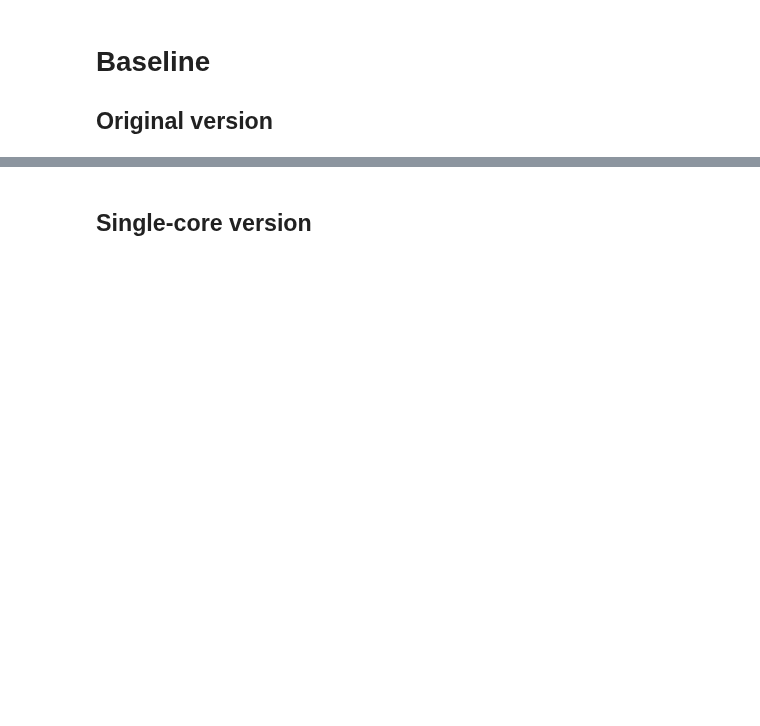
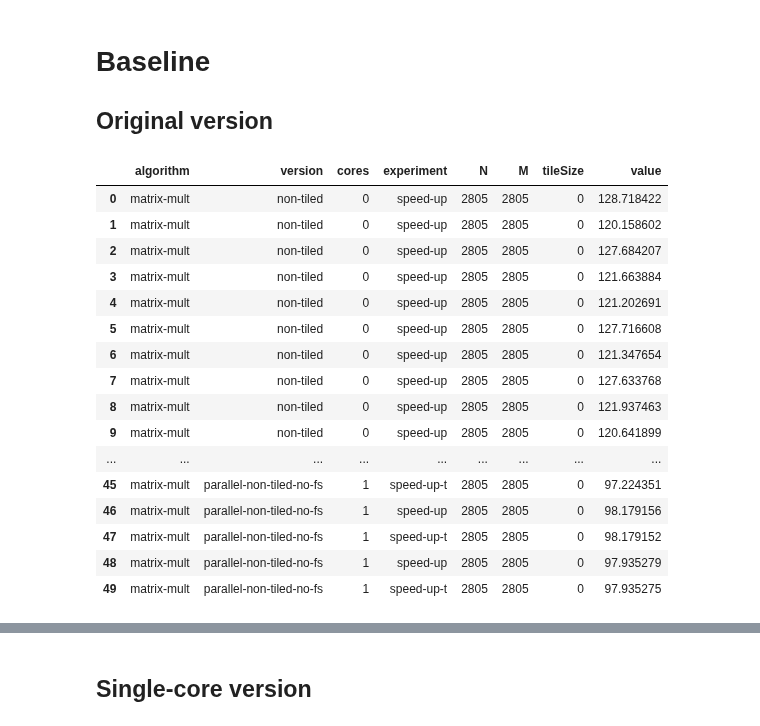
Before and after one commit to mgltorsa/Cetus-Paw-Tiling-Experiments, a Jupyter notebook: tiling/experiments/tileSize/matrix-multiplication/mm-notebook.ipynb, the cells around one changed output, grey strips where cells are left out. Drawn from its saved outputs; the diff is of its cells as text; code cells hidden in the pictures; blank space fills up the shorter version.

```diff
--- a/tiling/experiments/tileSize/matrix-multiplication/mm-notebook.ipynb
+++ b/tiling/experiments/tileSize/matrix-multiplication/mm-notebook.ipynb
@@ -162,4 +162,25 @@ Cache in bytes: 47185920
 # %% [markdown]
 # Baseline
 ## Original version
+# %%
+df_baseline = pd.read_csv("./baseline.csv", names=['algorithm','version', 'cores', 'experiment', 'N','M','tileSize','value'])
+df_baseline
+# %% [output]
+|  | algorithm | version | cores | experiment | N | M | tileSize | value |
+| 0 | matrix-mult | non-tiled | 0 | speed-up | 2805 | 2805 | 0 | 128.718422 |
+| 1 | matrix-mult | non-tiled | 0 | speed-up | 2805 | 2805 | 0 | 120.158602 |
+| 2 | matrix-mult | non-tiled | 0 | speed-up | 2805 | 2805 | 0 | 127.684207 |
+| 3 | matrix-mult | non-tiled | 0 | speed-up | 2805 | 2805 | 0 | 121.663884 |
+| 4 | matrix-mult | non-tiled | 0 | speed-up | 2805 | 2805 | 0 | 121.202691 |
+| 5 | matrix-mult | non-tiled | 0 | speed-up | 2805 | 2805 | 0 | 127.716608 |
+| 6 | matrix-mult | non-tiled | 0 | speed-up | 2805 | 2805 | 0 | 121.347654 |
+| 7 | matrix-mult | non-tiled | 0 | speed-up | 2805 | 2805 | 0 | 127.633768 |
+| 8 | matrix-mult | non-tiled | 0 | speed-up | 2805 | 2805 | 0 | 121.937463 |
+| 9 | matrix-mult | non-tiled | 0 | speed-up | 2805 | 2805 | 0 | 120.641899 |
+| ... | ... | ... | ... | ... | ... | ... | ... | ... |
+| 45 | matrix-mult | parallel-non-tiled-no-fs | 1 | speed-up-t | 2805 | 2805 | 0 | 97.224351 |
+| 46 | matrix-mult | parallel-non-tiled-no-fs | 1 | speed-up | 2805 | 2805 | 0 | 98.179156 |
+| 47 | matrix-mult | parallel-non-tiled-no-fs | 1 | speed-up-t | 2805 | 2805 | 0 | 98.179152 |
+| 48 | matrix-mult | parallel-non-tiled-no-fs | 1 | speed-up | 2805 | 2805 | 0 | 97.935279 |
+| 49 | matrix-mult | parallel-non-tiled-no-fs | 1 | speed-up-t | 2805 | 2805 | 0 | 97.935275 |
 # %%
```
Also changed, not shown: parts of 5 cells of this notebook, 2 other files.
